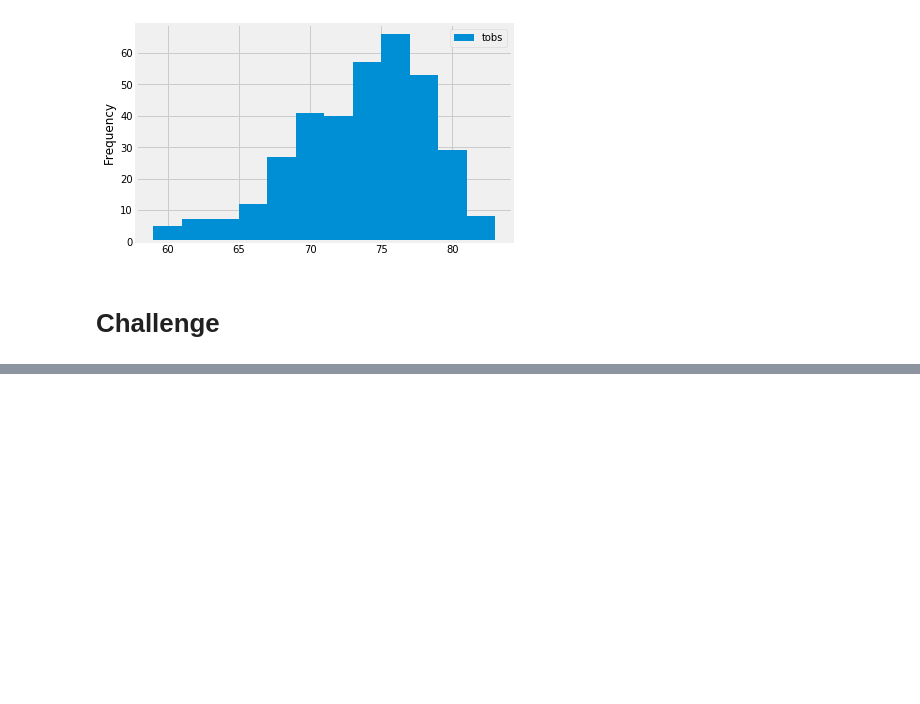
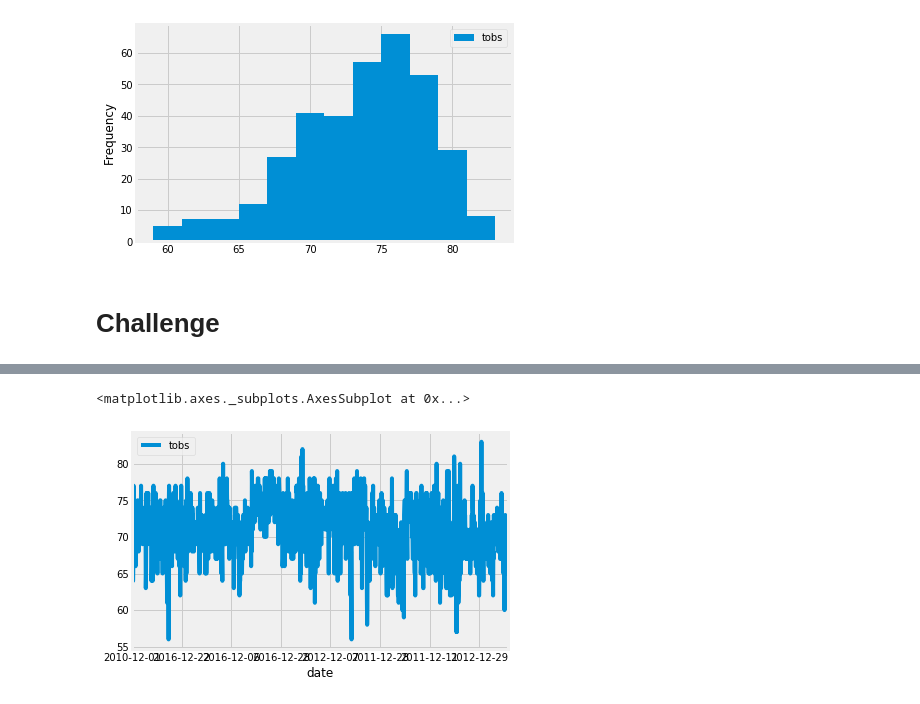
Before and after one commit to JVChermak/JasminChermak_Mod9_surfs_up_Challenge, a Jupyter notebook: climate_analysis.ipynb, the cells around one changed output, grey strips where cells are left out. Cells and saved outputs as stored; diff of their text form; code cells hidden in the pictures; blank space fills up the shorter version.

```diff
--- a/climate_analysis.ipynb
+++ b/climate_analysis.ipynb
@@ -160,0 +315,5 @@ def stats(start=None, end=None):
+# %%
+# Save the query results as a Pandas DataFrame and set the index to the date column
+dec_temps_df = pd.DataFrame(dec_temps, columns=['date','tobs'])
+dec_temps_df.set_index(dec_temps_df['date'], inplace=True)
+print(dec_temps_df.to_string(index=False))
@@ -160,0 +351,6 @@ def stats(start=None, end=None):
+# %%
+# Plot temp data for December to see trends
+dec_temps_df.plot()
+# %% [output]
+<matplotlib.axes._subplots.AxesSubplot at 0x...>
+[figure, added]
```
Also changed, not shown: parts of 16 cells of this notebook, 1 other file.
